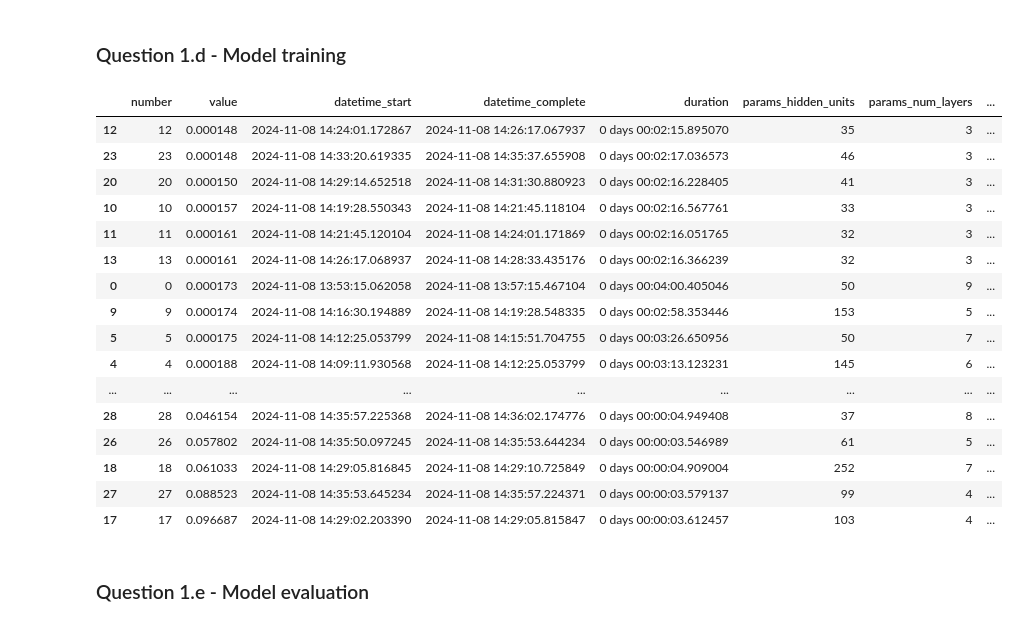
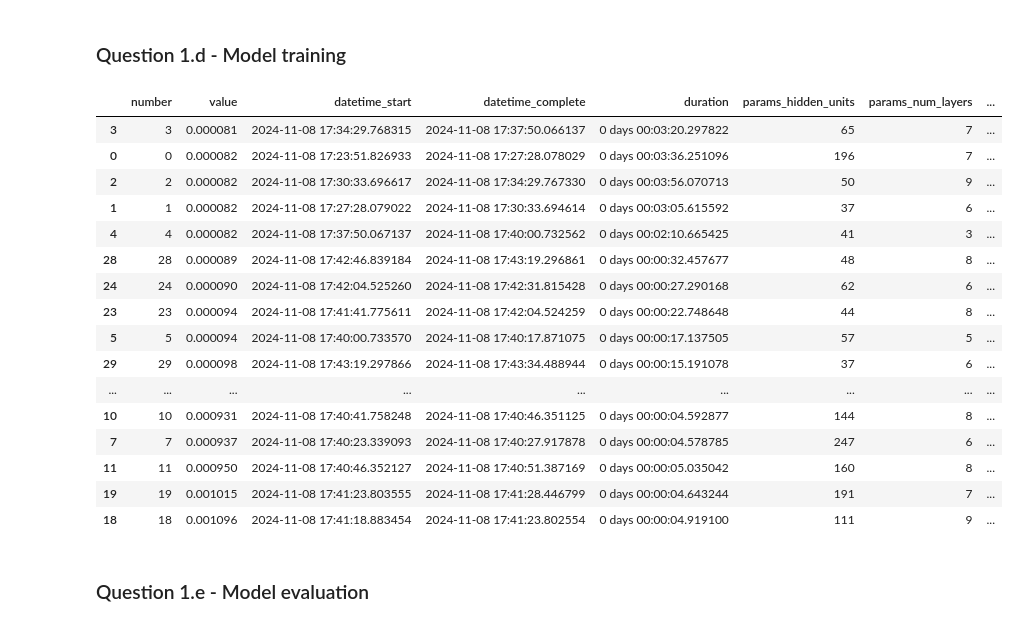
Before and after one commit to 10258392511/MLFIProjects, a Jupyter notebook: DeepHedge/assignment3_completed.ipynb, the cells around one changed output. Cells and saved outputs as stored; diff of their text form; code cells hidden in the pictures.

```diff
--- a/DeepHedge/assignment3_completed.ipynb
+++ b/DeepHedge/assignment3_completed.ipynb
@@ -472,48 +476,3 @@ Validation: |
 # Implement a function that returns the Black-Scholes price of a call option with given strike and maturity
 
 # Train the model
-# %%
-# Output is cleared for readability of assignment submission
-model_params = {
-    "num_layers": 8,  # will be replaced
-    "hidden_units": 64,  # will be replaced
-    "N": BS_PARAMS["N"],
-    "bs_params": BS_PARAMS.copy(),
-}
-objective_func = train_main(
-    AutonomousModel,
-    data_module_main,
-    model_params,
-    TRAINING_CONFIGS,
-)
-pruner = MedianPruner()
-study = optuna.create_study(direction="minimize", pruner=pruner)
-study.optimize(objective_func, **TUNING_PARAMS)
-
-with open(f"{AutonomousModel.__name__}_study.pkl", "wb") as wf:
-    pickle.dump(study, wf)
-
-study.best_trial.params
-# %%
-with open(f"{AutonomousModel.__name__}_study.pkl", "rb") as rf:
-    study = pickle.load(rf)
-
-study.trials_dataframe().sort_values("value", ascending=True)
-# %% [output]
-|  | number | value | datetime_start | datetime_complete | duration | params_hidden_units | params_num_layers | ... |
-| 12 | 12 | 0.000148 | 2024-11-08 14:24:01.172867 | 2024-11-08 14:26:17.067937 | 0 days 00:02:15.895070 | 35 | 3 | ... |
-| 23 | 23 | 0.000148 | 2024-11-08 14:33:20.619335 | 2024-11-08 14:35:37.655908 | 0 days 00:02:17.036573 | 46 | 3 | ... |
-| 20 | 20 | 0.000150 | 2024-11-08 14:29:14.652518 | 2024-11-08 14:31:30.880923 | 0 days 00:02:16.228405 | 41 | 3 | ... |
-| 10 | 10 | 0.000157 | 2024-11-08 14:19:28.550343 | 2024-11-08 14:21:45.118104 | 0 days 00:02:16.567761 | 33 | 3 | ... |
-| 11 | 11 | 0.000161 | 2024-11-08 14:21:45.120104 | 2024-11-08 14:24:01.171869 | 0 days 00:02:16.051765 | 32 | 3 | ... |
-| 13 | 13 | 0.000161 | 2024-11-08 14:26:17.068937 | 2024-11-08 14:28:33.435176 | 0 days 00:02:16.366239 | 32 | 3 | ... |
-| 0 | 0 | 0.000173 | 2024-11-08 13:53:15.062058 | 2024-11-08 13:57:15.467104 | 0 days 00:04:00.405046 | 50 | 9 | ... |
-| 9 | 9 | 0.000174 | 2024-11-08 14:16:30.194889 | 2024-11-08 14:19:28.548335 | 0 days 00:02:58.353446 | 153 | 5 | ... |
-| 5 | 5 | 0.000175 | 2024-11-08 14:12:25.053799 | 2024-11-08 14:15:51.704755 | 0 days 00:03:26.650956 | 50 | 7 | ... |
-| 4 | 4 | 0.000188 | 2024-11-08 14:09:11.930568 | 2024-11-08 14:12:25.053799 | 0 days 00:03:13.123231 | 145 | 6 | ... |
-| ... | ... | ... | ... | ... | ... | ... | ... | ... |
-| 28 | 28 | 0.046154 | 2024-11-08 14:35:57.225368 | 2024-11-08 14:36:02.174776 | 0 days 00:00:04.949408 | 37 | 8 | ... |
-| 26 | 26 | 0.057802 | 2024-11-08 14:35:50.097245 | 2024-11-08 14:35:53.644234 | 0 days 00:00:03.546989 | 61 | 5 | ... |
-| 18 | 18 | 0.061033 | 2024-11-08 14:29:05.816845 | 2024-11-08 14:29:10.725849 | 0 days 00:00:04.909004 | 252 | 7 | ... |
-| 27 | 27 | 0.088523 | 2024-11-08 14:35:53.645234 | 2024-11-08 14:35:57.224371 | 0 days 00:00:03.579137 | 99 | 4 | ... |
-| 17 | 17 | 0.096687 | 2024-11-08 14:29:02.203390 | 2024-11-08 14:29:05.815847 | 0 days 00:00:03.612457 | 103 | 4 | ... |
@@ -520,3 +501,26 @@ study.trials_dataframe().sort_values("value", ascending=True)
+# %%
+with open(f"submissions/{AutonomousModel.__name__}_study.pkl", "rb") as rf:
+    study = pickle.load(rf)
+
+study.trials_dataframe().sort_values("value", ascending=True)
+# %% [output]
+|  | number | value | datetime_start | datetime_complete | duration | params_hidden_units | params_num_layers | ... |
+| 3 | 3 | 0.000081 | 2024-11-08 17:34:29.768315 | 2024-11-08 17:37:50.066137 | 0 days 00:03:20.297822 | 65 | 7 | ... |
+| 0 | 0 | 0.000082 | 2024-11-08 17:23:51.826933 | 2024-11-08 17:27:28.078029 | 0 days 00:03:36.251096 | 196 | 7 | ... |
+| 2 | 2 | 0.000082 | 2024-11-08 17:30:33.696617 | 2024-11-08 17:34:29.767330 | 0 days 00:03:56.070713 | 50 | 9 | ... |
+| 1 | 1 | 0.000082 | 2024-11-08 17:27:28.079022 | 2024-11-08 17:30:33.694614 | 0 days 00:03:05.615592 | 37 | 6 | ... |
+| 4 | 4 | 0.000082 | 2024-11-08 17:37:50.067137 | 2024-11-08 17:40:00.732562 | 0 days 00:02:10.665425 | 41 | 3 | ... |
+| 28 | 28 | 0.000089 | 2024-11-08 17:42:46.839184 | 2024-11-08 17:43:19.296861 | 0 days 00:00:32.457677 | 48 | 8 | ... |
+| 24 | 24 | 0.000090 | 2024-11-08 17:42:04.525260 | 2024-11-08 17:42:31.815428 | 0 days 00:00:27.290168 | 62 | 6 | ... |
+| 23 | 23 | 0.000094 | 2024-11-08 17:41:41.775611 | 2024-11-08 17:42:04.524259 | 0 days 00:00:22.748648 | 44 | 8 | ... |
+| 5 | 5 | 0.000094 | 2024-11-08 17:40:00.733570 | 2024-11-08 17:40:17.871075 | 0 days 00:00:17.137505 | 57 | 5 | ... |
+| 29 | 29 | 0.000098 | 2024-11-08 17:43:19.297866 | 2024-11-08 17:43:34.488944 | 0 days 00:00:15.191078 | 37 | 6 | ... |
+| ... | ... | ... | ... | ... | ... | ... | ... | ... |
+| 10 | 10 | 0.000931 | 2024-11-08 17:40:41.758248 | 2024-11-08 17:40:46.351125 | 0 days 00:00:04.592877 | 144 | 8 | ... |
+| 7 | 7 | 0.000937 | 2024-11-08 17:40:23.339093 | 2024-11-08 17:40:27.917878 | 0 days 00:00:04.578785 | 247 | 6 | ... |
+| 11 | 11 | 0.000950 | 2024-11-08 17:40:46.352127 | 2024-11-08 17:40:51.387169 | 0 days 00:00:05.035042 | 160 | 8 | ... |
+| 19 | 19 | 0.001015 | 2024-11-08 17:41:23.803555 | 2024-11-08 17:41:28.446799 | 0 days 00:00:04.643244 | 191 | 7 | ... |
+| 18 | 18 | 0.001096 | 2024-11-08 17:41:18.883454 | 2024-11-08 17:41:23.802554 | 0 days 00:00:04.919100 | 111 | 9 | ... |
 # %% [markdown]
 ### Question 1.e - Model evaluation
 # %%
```
Also changed, not shown: parts of 25 cells of this notebook, 5 other files.
